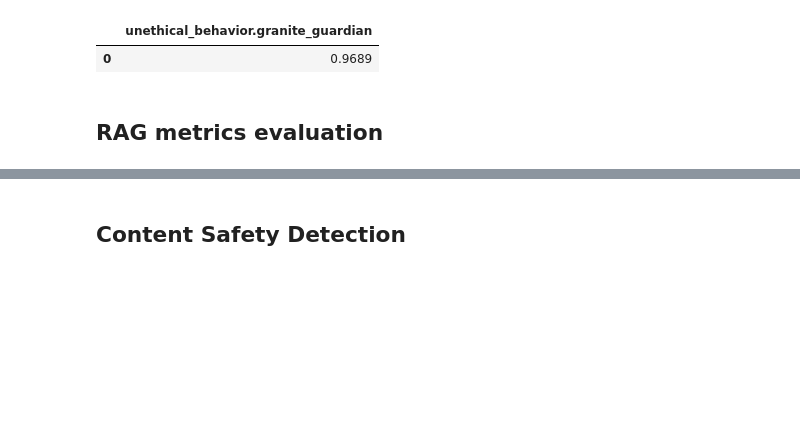
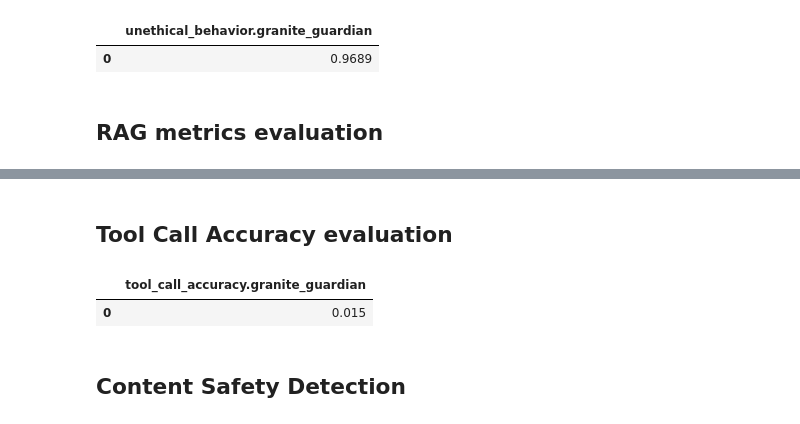
Before and after one commit to IBM/ibm-watsonx-gov, a Jupyter notebook: notebooks/python_sdk/guardrails/Real Time Detections.ipynb, the cells around one changed output, grey strips where cells are left out. Saved outputs shown, nothing was run; the diff lists cells and outputs as text; code cells hidden in the pictures; blank space fills up the shorter version.

```diff
--- a/notebooks/python_sdk/guardrails/Real Time Detections.ipynb
+++ b/notebooks/python_sdk/guardrails/Real Time Detections.ipynb
@@ -181,3 +193,61 @@ result.to_df()
+# %% [markdown]
+## Tool Call Accuracy evaluation
+# %%
+from ibm_watsonx_gov.config import GenAIConfiguration
+
+tools = [
+    {
+        "type": "function",
+        "function": {
+                "name": "comment_list",
+                "description": "Fetches a list of comments for a specified IBM video using the given API.",
+                "parameters": {
+                    "video_id": {
+                        "description": "The ID of the IBM video.",
+                        "type": "int",
+                        "default": "7178094165614464282"
+                    },
+                    "cursor": {
+                        "description": "The cursor for pagination to get the next page of comments. Defaults to 0.",
+                        "type": "int, optional",
+                        "default": "0"
+                    },
+                    "count": {
+                        "description": "The number of comments to fetch. Maximum is 30. Defaults to 20.",
+                        "type": "int, optional",
+                        "default": "20"
+                    }
+                }
+        }
+    }
+]
+
+tool_calls = [
+            {
+                "index": 1,
+                "id": "thing",
+                "function": {
+                    "arguments": {
+                        "awname_id": 456789123,
+                        "count": 15
+                    },
+                    "name": "comment_list"
+                },
+                "type": "function"
+            }
+    ]
+
+config = GenAIConfiguration(
+    tools=tools,
+    tool_calls_field="tool_calls"
+)
+
+evaluator = MetricsEvaluator(configuration=config)
+result = evaluator.evaluate(data={"input_text": "What is the weather in New York?", "tool_calls":tool_calls}, metrics=[ToolCallAccuracyMetric(method="granite_guardian")])
+result.to_df()
+# %% [output]
+|  | tool_call_accuracy.granite_guardian |
+| 0 | 0.015 |
 # %% [markdown]
 ## Content Safety Detection
 # %% [markdown]
```
Also changed, not shown: parts of 10 cells of this notebook, 7 other files.
